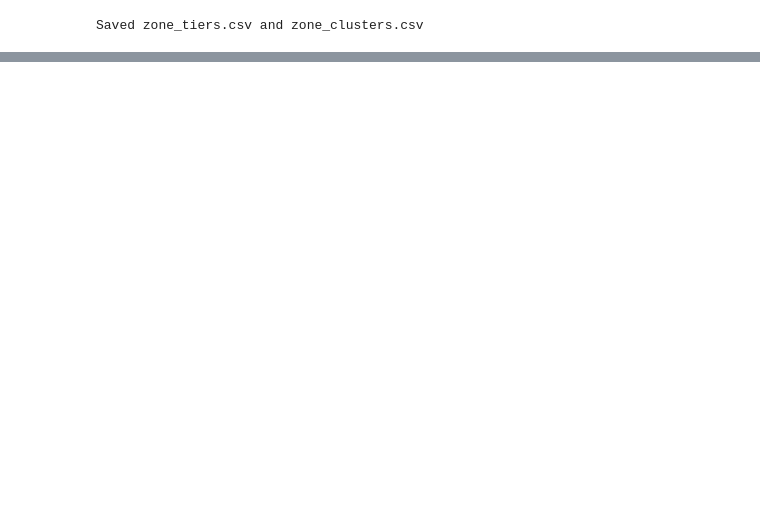
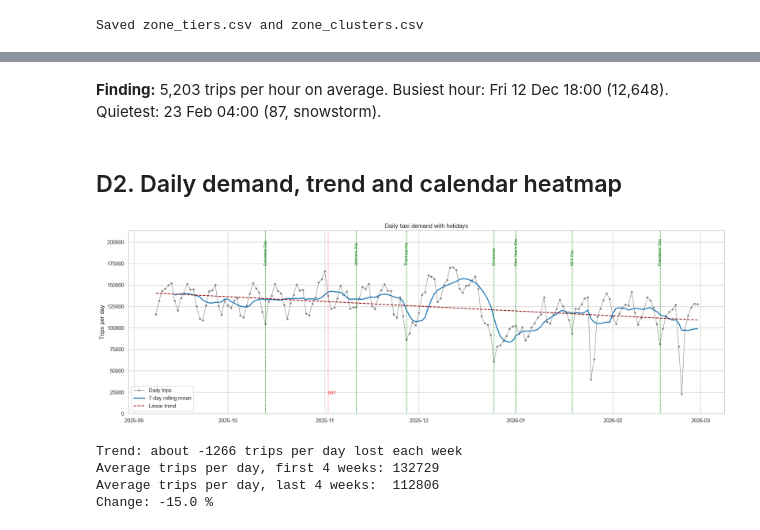
Before and after one commit to BA-CapstoneProject-12/nyc-taxi-demand-forecasting, a Jupyter notebook: scripts/EDA_visuallization.ipynb, the cells around one changed output, grey strips where cells are left out. Drawn from its saved outputs; the diff is of its cells as text; code cells hidden in the pictures; blank space fills up the shorter version.

```diff
--- a/scripts/EDA_visuallization.ipynb
+++ b/scripts/EDA_visuallization.ipynb
@@ -817,0 +802,39 @@ Saved zone_tiers.csv and zone_clusters.csv
+# %% [markdown]
+**Finding:** 5,203 trips per hour on average. Busiest hour: Fri 12 Dec 18:00 (12,648). Quietest: 23 Feb 04:00 (87, snowstorm).
+# %% [markdown]
+## D2. Daily demand, trend and calendar heatmap
+# %%
+fig, ax = plt.subplots(figsize=(18, 6))
+ax.plot(daily.index, daily.values, color="gray", marker=".", linewidth=0.8, label="Daily trips")
+ax.plot(daily.index, daily.rolling(7).mean().values, color="tab:blue", linewidth=2, label="7-day rolling mean")
+
+for day, name in HOLIDAYS.items():
+    day = pd.Timestamp(day)
+    ax.axvline(day, color="green", linestyle="--", linewidth=0.8)
+    ax.text(day, daily.max() * 1.01, name, rotation=90, fontsize=8, va="bottom", ha="center", color="green")
+ax.axvline(DST_HOUR.normalize(), color="red", linestyle=":", linewidth=1)
+ax.text(DST_HOUR.normalize(), daily.min(), "DST", color="red", fontsize=8)
+
+# Straight-line trend over the whole period
+day_number = np.arange(len(daily))
+slope, intercept = np.polyfit(day_number, daily.values, 1)
+ax.plot(daily.index, intercept + slope * day_number, color="darkred", linestyle="--", label="Linear trend")
+
+ax.set_ylabel("Trips per day")
+ax.set_ylim(0, daily.max() * 1.25)
+ax.set_title("Daily taxi demand with holidays")
+ax.legend(loc="lower left")
+save_fig("D2_daily_demand_trend")
+
+print("Trend: about", round(slope * 7), "trips per day lost each week")
+first_4_weeks = daily.iloc[:28].mean()
+last_4_weeks = daily.iloc[-28:].mean()
+print("Average trips per day, first 4 weeks:", round(first_4_weeks))
+print("Average trips per day, last 4 weeks: ", round(last_4_weeks))
+print("Change:", round((last_4_weeks / first_4_weeks - 1) * 100, 1), "%")
+# %% [output]
+[figure, added]
+Trend: about -1266 trips per day lost each week
+Average trips per day, first 4 weeks: 132729
+Average trips per day, last 4 weeks:  112806
+Change: -15.0 %
```
Also changed, not shown: parts of 56 cells of this notebook, 9 other files.
